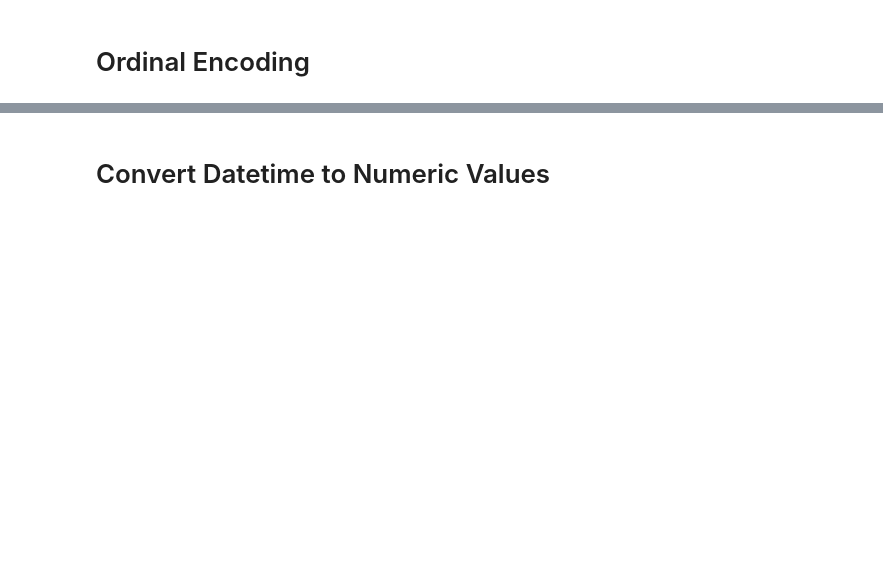
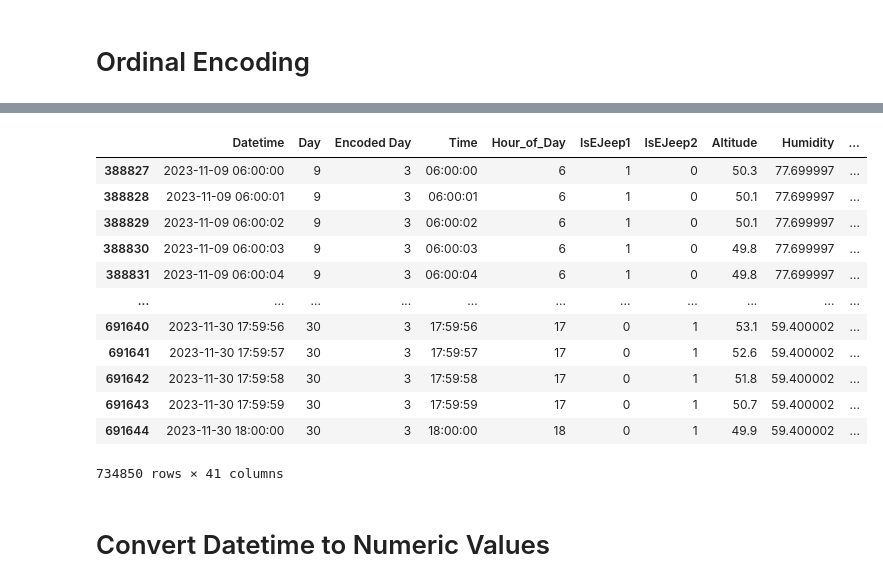
Before and after one commit to CSfromCS/VHS-Thesis, a Jupyter notebook: Data Preprocessing/DataProcessor.ipynb, the cells around one changed output, grey strips where cells are left out. Cells and saved outputs as stored; diff of their text form; code cells hidden in the pictures; blank space fills up the shorter version.

```diff
--- a/Data Preprocessing/DataProcessor.ipynb
+++ b/Data Preprocessing/DataProcessor.ipynb
@@ -550,12 +605,9 @@ df.loc[df['Station'] != 'En Route', 'Prev Cum Distance'] = 0
 # %%
 df['Prev Station'] = df['Prev Station'].replace(np.nan, 'Power Station')
 df['Next Station'] = df['Next Station'].replace(np.nan, 'Power Station')
-# %%
-# Day of Week
-df.sort_values('Day_of_Week')
-df['Encoded Day'] = pd.factorize(df['Day_of_Week'])[0] + 1
 # %%
 route = ['En Route', 'Grade School', 'JSEC', 'Gate 2.5', 'Leong Hall', 'Xavier Hall', 'University Dormitory', 'Fine Arts Annex', 'Loyola House of Studies', 'Gate 1', 'Power Station']
+days = ['Monday', 'Tuesday', 'Wednesday', 'Thursday', 'Friday', 'Saturday', 'Sunday']
 
 # Station
 df['Encoded Station'] = df['Station'].apply(lambda x: route.index(x))
@@ -565,3 +617,6 @@ df['Encoded Prev Station'] = df['Prev Station'].apply(lambda x: route.index(x))
 
 # Next Station
 df['Encoded Next Station'] = df['Next Station'].apply(lambda x: route.index(x))
+
+# Day of Week
+df['Encoded Day'] = df['Day_of_Week'].apply(lambda x: days.index(x))
@@ -572,18 +647,36 @@ df.drop(columns='Prev Station', inplace=True)
 df.drop(columns='Next Station', inplace=True)
 # %%
 # Rearrange columns
-
-df = df[['Datetime', 'Day', 'Encoded Day', 'Time', 'Hour_of_Day', 'IsEJeep1', 'IsEJeep2', 'Altitude', 'Humidity',
+order = ['Datetime', 'Day', 'Encoded Day', 'Time', 'Hour_of_Day', 'IsEJeep1', 'IsEJeep2', 'Altitude', 'Humidity',
          'Temperature', 'Latitude', 'Longitude', 'Lat Diff', 'Long Diff', 'Distance',  'Cum Distance', 'Abs Distance', 'Percent Distance',
          'Encoded Station', 'IsStation', 'IsCharging',
          'Encoded Prev Station', 'Prev Station Lat', 'Prev Station Long', 'Prev Abs Distance', 'Prev Cum Distance',
          'Previous Time to Xavier Hall', 'Previous Time to Fine Arts Annex', 'Previous Time to Loyola House of Studies',
          'Previous Time to Grade School', 'Previous Time to Gate 2.5', 'Previous Time to Leong Hall',
          'Encoded Next Station', 'Next Station Lat', 'Next Station Long', 'Next Time to Xavier Hall', 'Next Time to Fine Arts Annex',
          'Next Time to Loyola House of Studies', 'Next Time to Grade School', 'Next Time to Gate 2.5', 'Next Time to Leong Hall',
-        ]]
+        ]
+remaining_columns = [col for col in df.columns if col not in order]
+# This makes sures that even if a column was not specified, it will still be appended at the end.
 
+df = df[order + remaining_columns]
+
+## TODO: label y with prefix for easy identification
 df
+# %% [output]
+|  | Datetime | Day | Encoded Day | Time | Hour_of_Day | IsEJeep1 | IsEJeep2 | Altitude | Humidity | ... |
+| 388827 | 2023-11-09 06:00:00 | 9 | 3 | 06:00:00 | 6 | 1 | 0 | 50.3 | 77.699997 | ... |
+| 388828 | 2023-11-09 06:00:01 | 9 | 3 | 06:00:01 | 6 | 1 | 0 | 50.1 | 77.699997 | ... |
+| 388829 | 2023-11-09 06:00:02 | 9 | 3 | 06:00:02 | 6 | 1 | 0 | 50.1 | 77.699997 | ... |
+| 388830 | 2023-11-09 06:00:03 | 9 | 3 | 06:00:03 | 6 | 1 | 0 | 49.8 | 77.699997 | ... |
+| 388831 | 2023-11-09 06:00:04 | 9 | 3 | 06:00:04 | 6 | 1 | 0 | 49.8 | 77.699997 | ... |
+| ... | ... | ... | ... | ... | ... | ... | ... | ... | ... | ... |
+| 691640 | 2023-11-30 17:59:56 | 30 | 3 | 17:59:56 | 17 | 0 | 1 | 53.1 | 59.400002 | ... |
+| 691641 | 2023-11-30 17:59:57 | 30 | 3 | 17:59:57 | 17 | 0 | 1 | 52.6 | 59.400002 | ... |
+| 691642 | 2023-11-30 17:59:58 | 30 | 3 | 17:59:58 | 17 | 0 | 1 | 51.8 | 59.400002 | ... |
+| 691643 | 2023-11-30 17:59:59 | 30 | 3 | 17:59:59 | 17 | 0 | 1 | 50.7 | 59.400002 | ... |
+| 691644 | 2023-11-30 18:00:00 | 30 | 3 | 18:00:00 | 18 | 0 | 1 | 49.9 | 59.400002 | ... |
+734850 rows × 41 columns
 # %% [markdown]
 # Convert Datetime to Numeric Values
 # %%
```
Also changed, not shown: parts of 31 cells of this notebook, 8 other files.
